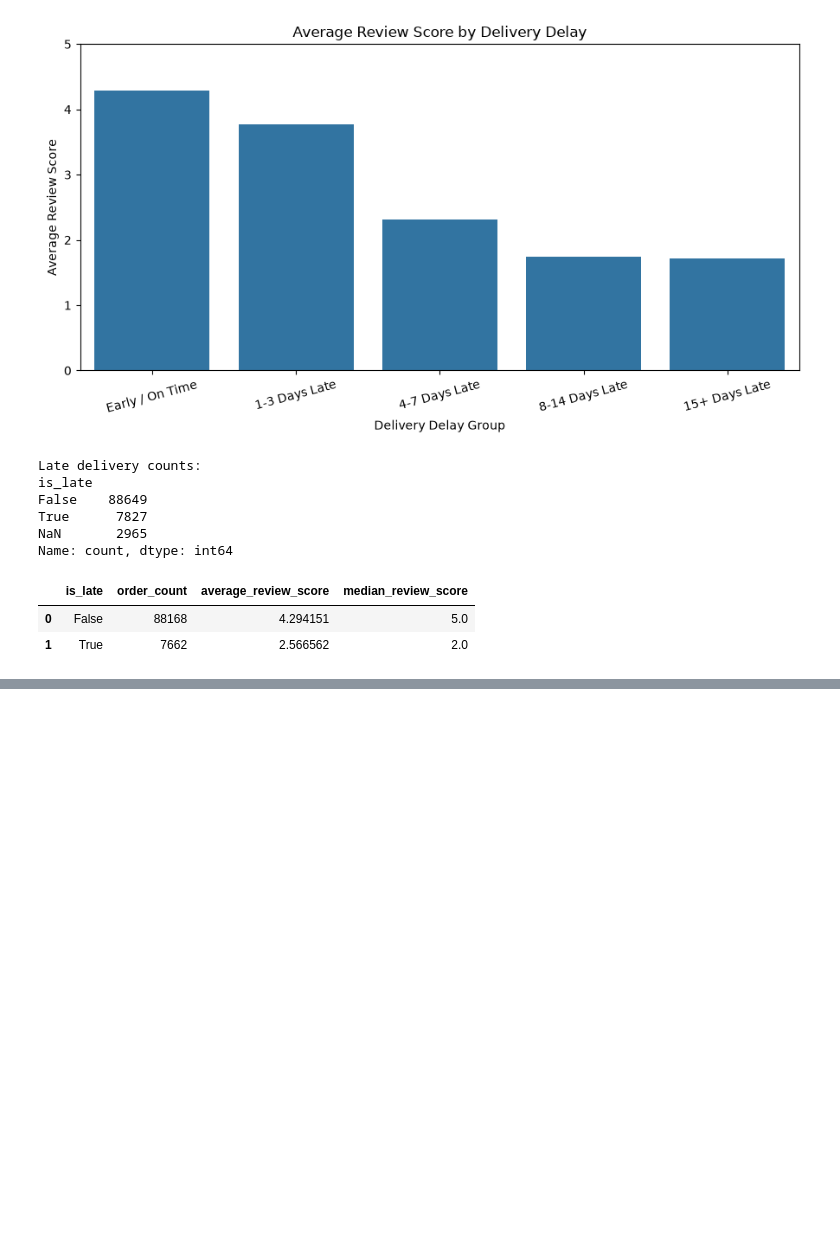
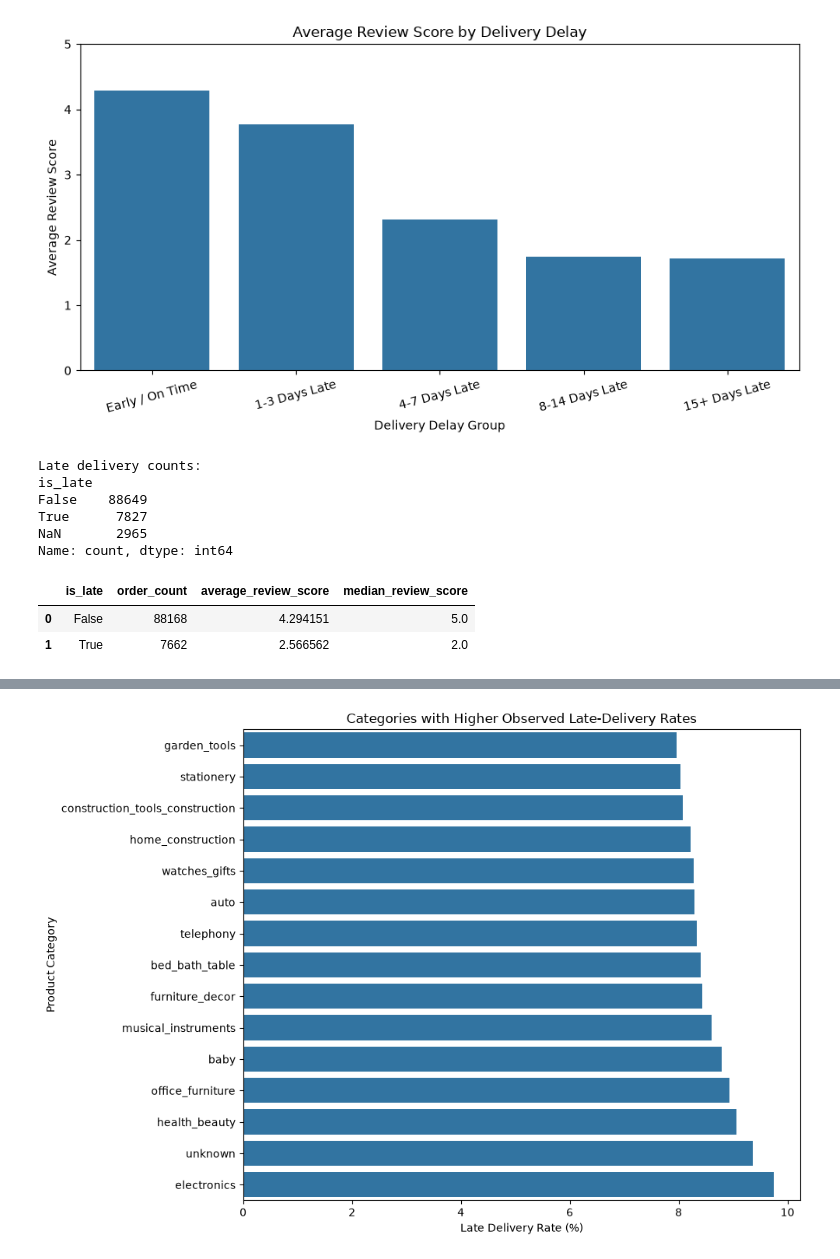
Before and after one commit to kartikeysharma2645/Real-World-Dataset-Analysis, a Jupyter notebook: notebook/real_world_dataset_analysis.ipynb, the cells around one changed output, grey strips where cells are left out. Cells and saved outputs as stored; diff of their text form; code cells hidden in the pictures; blank space fills up the shorter version.

```diff
--- a/notebook/real_world_dataset_analysis.ipynb
+++ b/notebook/real_world_dataset_analysis.ipynb
@@ -1298,0 +1449,23 @@ display(delivery_review_summary)
+# %%
+# Analyze the delivery performance of each product category
+category_delivery = (
+    order_item_analysis[
+        order_item_analysis["delivery_time_days"].notna()
+    ]
+    .groupby("product_category_name_english")
+    .agg(
+        order_item_count=("order_id", "count"),
+        unique_order_count=("order_id", "nunique"),
+        average_delivery_time=("delivery_time_days", "mean"),
+        median_delivery_time=("delivery_time_days", "median"),
+        late_delivery_rate=("is_late", "mean"),
+        average_review_score=("average_review_score", "mean")
+    )
+    .reset_index()
+)
+
+category_delivery["late_delivery_rate"] = (
+    category_delivery["late_delivery_rate"] * 100
+)
+
+display(category_delivery.head(10))
@@ -1298,0 +1533,24 @@ display(delivery_review_summary)
+# %%
+# Visualize the top 15 categories with higher observed late-delivery rates using a bar plot
+top_late_categories = (
+    category_delivery_filtered
+    .sort_values("late_delivery_rate", ascending=False)
+    .head(15)
+    .sort_values("late_delivery_rate")
+)
+
+plt.figure(figsize=(10, 7))
+
+sns.barplot(
+    data=top_late_categories,
+    x="late_delivery_rate",
+    y="product_category_name_english"
+)
+
+plt.title("Categories with Higher Observed Late-Delivery Rates")
+plt.xlabel("Late Delivery Rate (%)")
+plt.ylabel("Product Category")
+plt.tight_layout()
+plt.show()
+# %% [output]
+[figure, added]
```
Also changed, not shown: parts of 15 cells of this notebook.
